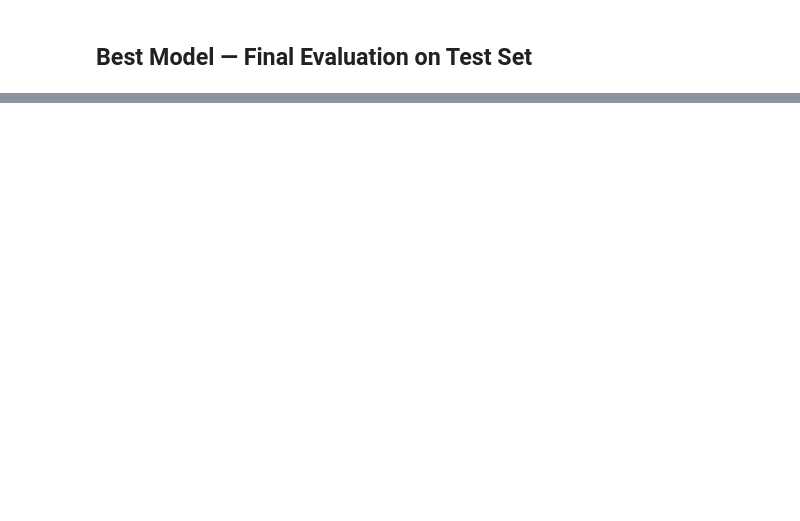
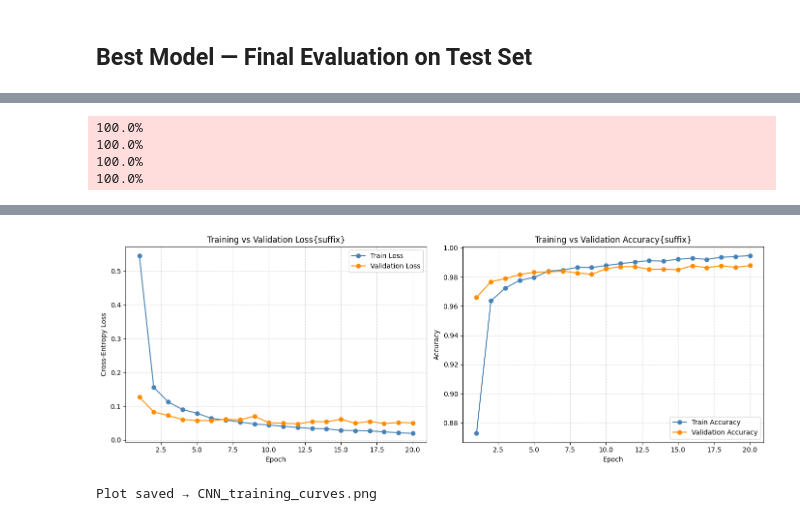
Before and after one commit to AlaaEmara17/Neural-Network-Lab, a Jupyter notebook: lab2-Analysis.ipynb, the cells around one changed output, grey strips where cells are left out. Saved outputs shown, nothing was run; the diff lists cells and outputs as text; code cells hidden in the pictures; blank space fills up the shorter version.

```diff
--- a/lab2-Analysis.ipynb
+++ b/lab2-Analysis.ipynb
@@ -677,0 +661,30 @@ Test Accuracy: 0.9447
+# %%
+import torch
+from torch.utils.data import DataLoader, random_split
+from torchvision import datasets, transforms
+
+# Transform: convert to tensor only (NO flattening)
+transform = transforms.ToTensor()
+
+# Load dataset
+full_dataset = datasets.MNIST(root='mnist_train', train=True, download=True, transform=transform)
+
+# Split: 60% train, 20% val, 20% test
+total_size = len(full_dataset)
+train_size = int(0.6 * total_size)
+val_size   = int(0.2 * total_size)
+test_size  = total_size - train_size - val_size
+
+train_dataset, val_dataset, test_dataset = random_split(
+    full_dataset, [train_size, val_size, test_size]
+)
+
+# DataLoaders
+train_loader = DataLoader(train_dataset, batch_size=32, shuffle=True)
+val_loader   = DataLoader(val_dataset, batch_size=32, shuffle=False)
+test_loader  = DataLoader(test_dataset, batch_size=32, shuffle=False)
+# %% [output]
+100.0%
+100.0%
+100.0%
+100.0%
@@ -677,0 +785,37 @@ Test Accuracy: 0.9447
+# %%
+def plot_history(history , title_suffix=""):
+    epochs = range(1, len(history["train_loss"]) + 1)
+    fig, (ax1, ax2) = plt.subplots(1, 2, figsize=(14, 5))
+
+    # — Loss plot —
+    ax1.plot(epochs, history["train_loss"], label="Train Loss",      color="steelblue",  marker="o")
+    ax1.plot(epochs, history["val_loss"],   label="Validation Loss", color="darkorange", marker="o")
+    ax1.set_title("Training vs Validation Loss{suffix}")
+    ax1.set_xlabel("Epoch")
+    ax1.set_ylabel("Cross-Entropy Loss")
+    ax1.legend()
+    ax1.grid(True, linestyle="--", alpha=0.5)
+
+    # — Accuracy plot —
+    ax2.plot(epochs, history["train_acc"], label="Train Accuracy",      color="steelblue",  marker="o")
+    ax2.plot(epochs, history["val_acc"],   label="Validation Accuracy", color="darkorange", marker="o")
+    ax2.set_title("Training vs Validation Accuracy{suffix}")
+    ax2.set_xlabel("Epoch")
+    ax2.set_ylabel("Accuracy")
+    ax2.legend()
+    ax2.grid(True, linestyle="--", alpha=0.5)
+
+    plt.tight_layout()
+    plt.savefig("CNN_training_curves.png", dpi=150)
+    plt.show()
+    print("Plot saved → CNN_training_curves.png")
+
+
+# ─────────────────────────────────────────────
+# 6. RUN EVERYTHING
+# ─────────────────────────────────────────────
+if __name__ == "__main__":
+    model   = CNN_Digit_Recognition()
+    history = model.training_step( train_loader, val_loader, epochs=20, lr=0.01)
+    plot_history(history )
+# %% [output]
@@ -677,0 +842,2 @@ Test Accuracy: 0.9447
+[figure, added]
+Plot saved → CNN_training_curves.png
```
Also changed, not shown: parts of 9 cells of this notebook, 2 other files.
